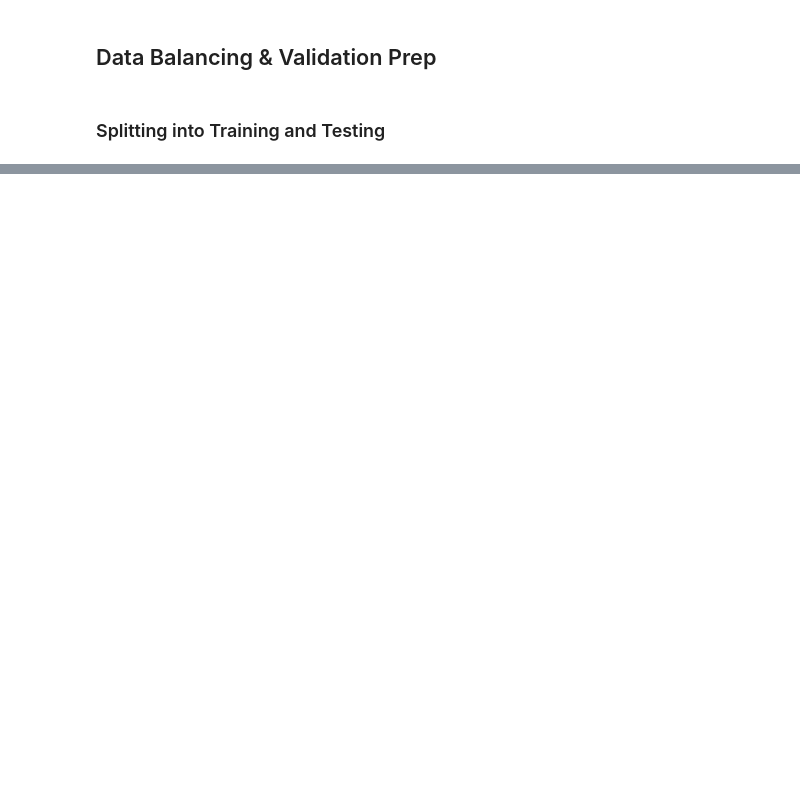
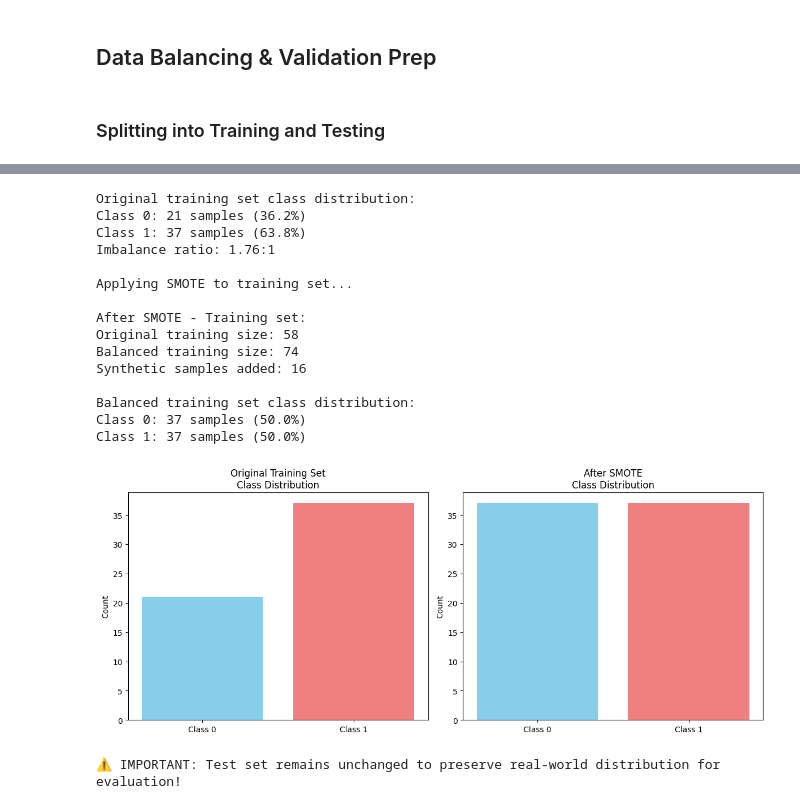
Before and after one commit to mriacodes/ml_movie_dropoffs, a Jupyter notebook: backend/model-building-evaluation.ipynb, the cells around one changed output, grey strips where cells are left out. Saved outputs shown, nothing was run; the diff lists cells and outputs as text; code cells hidden in the pictures; blank space fills up the shorter version.

```diff
--- a/backend/model-building-evaluation.ipynb
+++ b/backend/model-building-evaluation.ipynb
@@ -25,14 +55,12 @@ import matplotlib.pyplot as plt
 # %% [markdown]
 ### Splitting into Training and Testing
 # %%
-X2 = p_selected_df_rfe.copy() # this line may be modified according to the name dataframe (df)
-X = X.copy()
+# Splitting X and y to training and testing dataset
+X_train, X_test, y_train, y_test = train_test_split(X, y, test_size=0.25, random_state=42, stratify=y)
 
-# Splitting X and y to training and testing dataset
-X_train, X_test, y_train, y_test = train_test_split(X, y, test_size=0.25)
-#X_train1, X_test1, y_train1, y_test1 = train_test_split(X1, y, test_size=0.25)
-#X_train11, X_test11, y_train11, y_test11 = train_test_split(X11, y, test_size=0.25)
-X_train2, X_test2, y_train2, y_test2 = train_test_split(X2, y, test_size=0.25)
-#X_train3, X_test3, y_train3, y_test3 = train_test_split(X3, y, test_size=0.25)
-print(len(X_train))
-print(len(X_test))
+print(f"Training set size: {len(X_train)}")
+print(f"Test set size: {len(X_test)}")
+print(f"\nTraining set target distribution:")
+print(y_train.value_counts())
+print(f"\nTest set target distribution:")
+print(y_test.value_counts())
@@ -38,0 +82,61 @@ print(len(X_test))
+# %%
+# Install and import SMOTE
+from imblearn.over_sampling import SMOTE
+import matplotlib.pyplot as plt
+import seaborn as sns
+
+# Check class imbalance in training set
+print("Original training set class distribution:")
+print(f"Class 0: {sum(y_train == 0)} samples ({sum(y_train == 0)/len(y_train)*100:.1f}%)")
+print(f"Class 1: {sum(y_train == 1)} samples ({sum(y_train == 1)/len(y_train)*100:.1f}%)")
+print(f"Imbalance ratio: {max(y_train.value_counts()) / min(y_train.value_counts()):.2f}:1")
+
+# Apply SMOTE ONLY to training set
+print("\nApplying SMOTE to training set...")
+smote = SMOTE(random_state=42)
+X_train_balanced, y_train_balanced = smote.fit_resample(X_train, y_train)
+
+print(f"\nAfter SMOTE - Training set:")
+print(f"Original training size: {len(X_train)}")
+print(f"Balanced training size: {len(X_train_balanced)}")
+print(f"Synthetic samples added: {len(X_train_balanced) - len(X_train)}")
+
+print(f"\nBalanced training set class distribution:")
+print(f"Class 0: {sum(y_train_balanced == 0)} samples ({sum(y_train_balanced == 0)/len(y_train_balanced)*100:.1f}%)")
+print(f"Class 1: {sum(y_train_balanced == 1)} samples ({sum(y_train_balanced == 1)/len(y_train_balanced)*100:.1f}%)")
+
+# Visualize the balancing effect
+fig, axes = plt.subplots(1, 2, figsize=(12, 5))
+
+# Original distribution
+axes[0].bar(['Class 0', 'Class 1'], y_train.value_counts().sort_index(), color=['skyblue', 'lightcoral'])
+axes[0].set_title('Original Training Set\nClass Distribution')
+axes[0].set_ylabel('Count')
+
+# After SMOTE distribution
+axes[1].bar(['Class 0', 'Class 1'], pd.Series(y_train_balanced).value_counts().sort_index(), color=['skyblue', 'lightcoral'])
+axes[1].set_title('After SMOTE\nClass Distribution')
+axes[1].set_ylabel('Count')
+
+plt.tight_layout()
+plt.show()
+
+print("\n⚠️ IMPORTANT: Test set remains unchanged to preserve real-world distribution for evaluation!")
+# %% [output]
+Original training set class distribution:
+Class 0: 21 samples (36.2%)
+Class 1: 37 samples (63.8%)
+Imbalance ratio: 1.76:1
+
+Applying SMOTE to training set...
+
+After SMOTE - Training set:
+Original training size: 58
+Balanced training size: 74
+Synthetic samples added: 16
+
+Balanced training set class distribution:
+Class 0: 37 samples (50.0%)
+Class 1: 37 samples (50.0%)
+[figure, added]
+⚠️ IMPORTANT: Test set remains unchanged to preserve real-world distribution for evaluation!
```
Also changed, not shown: parts of 26 cells of this notebook, 10 other files.
